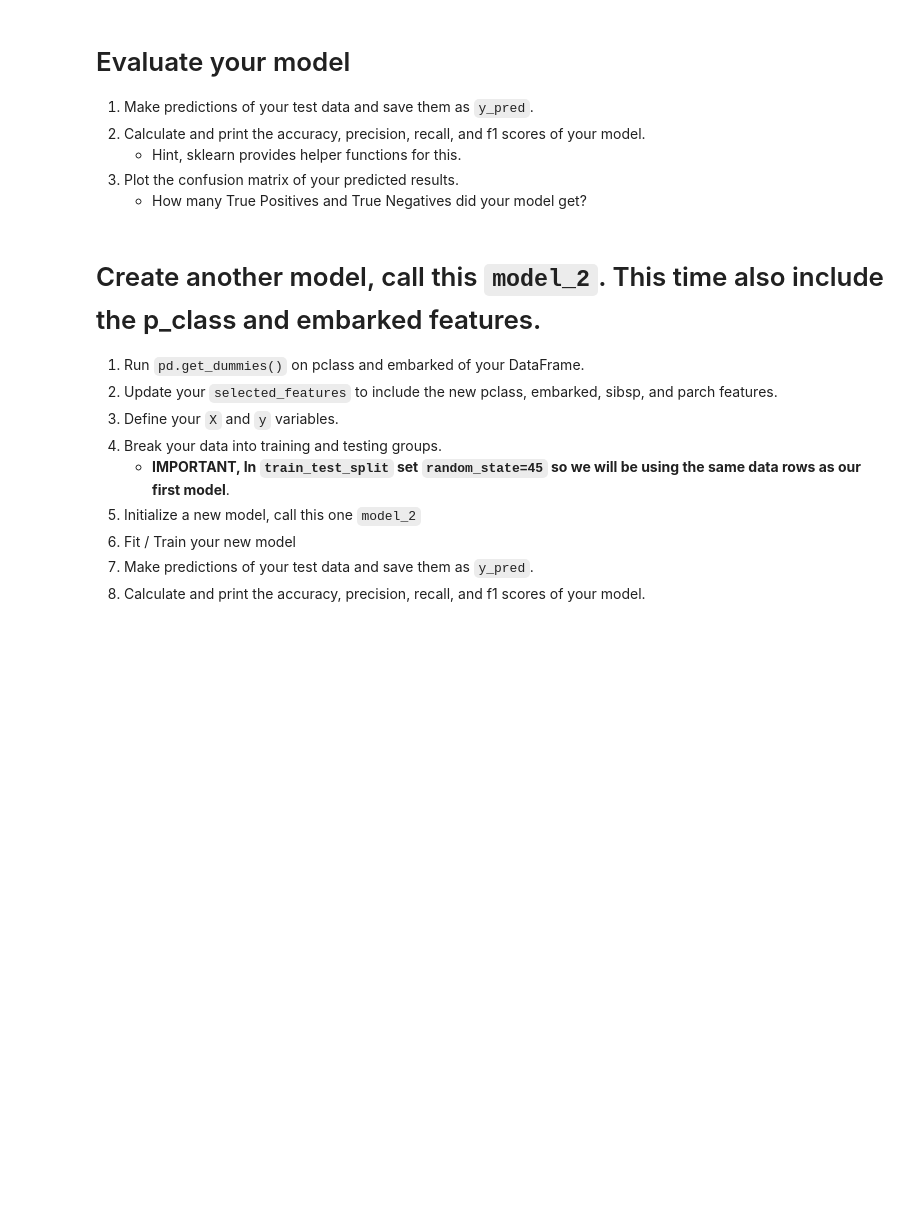
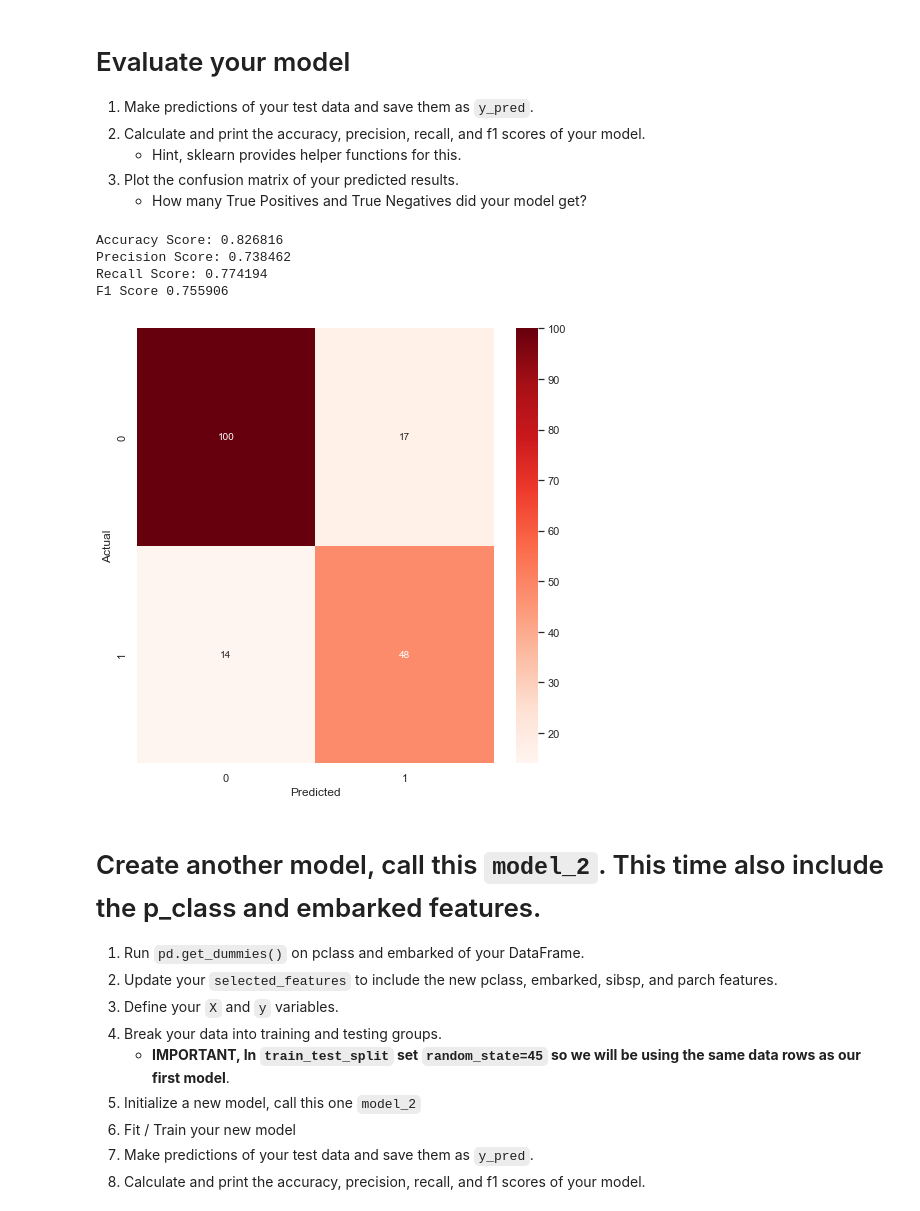
Before and after one commit to Rustamova00/2022-fall-data-science, a Jupyter notebook: Week-03-Intro-To-ML/Exercise-Logistic-Regression.ipynb, the cells around one changed output. Saved outputs shown, nothing was run; the diff lists cells and outputs as text; code cells hidden in the pictures; blank space fills up the shorter version.

```diff
--- a/Week-03-Intro-To-ML/Exercise-Logistic-Regression.ipynb
+++ b/Week-03-Intro-To-ML/Exercise-Logistic-Regression.ipynb
@@ -100,5 +105,19 @@ pd.get_dummies(df,columns=['sex'] )
 # %% [markdown]
 # Select our features
    * only include use the `fare` and `sex_male` as features for this model.
+# %%
+# Select our features
+c1 = df['sex'] == 'male'
+df['sex_male'] =  np.where( c1 , 1, 0 )
+selected_features = ['fare','sex_male']
+
+# Set X to be the features we are going to use.
+X = df[selected_features]
+
+# Set y to be our target variable.
+y = df['survived']
+# First select condition.
+
+#df[  selected_features ]
 # %%
 # Select our features
@@ -113,7 +131,10 @@ y = df['survived']
 # Split our data into the testing and training groups.
 # %%
 # Split our data into testing and training.
-X_train, X_test, y_train, y_test =  train_test_split(X, y, test_size=0.2, random_state=45)
+X = df[selected_features]
+
+y = df['survived']
+X_train, X_test, y_train, y_test = train_test_split(X, y, random_state=45, test_size=0.2)
 
 
 # Print the length and width of our testing data.
@@ -128,5 +149,8 @@ ValueError: Found input variables with inconsistent numbers of samples: [2, 891]
 # %%
 # Initalize our model
 
+model = LogisticRegression()
 
 # Train our model using our training data.
+
+model.fit(X_train, y_train)
@@ -139,30 +165,47 @@ ValueError: Found input variables with inconsistent numbers of samples: [2, 891]
     * How many True Positives and True Negatives did your model get?
 # %%
 # 1. Make predictions of your test data and save them as `y_pred`.
+y_pred = model.predict(X_test)
 # %%
 # 2. Calculate and print the accuracy, precision, recall, and f1 scores of your model.
+from sklearn.metrics import f1_score
+
 
 # Calculate our accuracy
-accuracy = ???
+accuracy = accuracy_score(y_test, y_pred)
+
+
 
 # Calculate our precision score
-precision = ???
+precision = precision_score(y_test, y_pred)
 
 # Calculate our recall score
-recall = ???
+recall = recall_score(y_test, y_pred)
 
-f1 = ???
+f1 = f1_score(y_test, y_pred)
 
 # Print each of our scores to inspect performance.
 print("Accuracy Score: %f" % accuracy)
 print("Precision Score: %f" % precision)
 print("Recall Score: %f" % recall)
 print('F1 Score %f' % f1)
+# %% [output]
+Accuracy Score: 0.826816
+Precision Score: 0.738462
+Recall Score: 0.774194
+F1 Score 0.755906
 # %%
 # 1. Plot a confusion matrix of your predicted results.
 import matplotlib.pyplot as plt
+
+cm = confusion_matrix(y_test, y_pred)
+cm.round(2)
+
 fig = plt.figure(figsize=(8,8))
+sns.heatmap(cm, annot=True, cmap='Reds', fmt='g')
 plt.xlabel('Predicted')
 plt.ylabel('Actual');
+# %% [output]
+[figure, added]
 # %%
 # How many True Positives and True Negatives did your model get?
```
Also changed, not shown: parts of 7 cells of this notebook, 1 other file.
